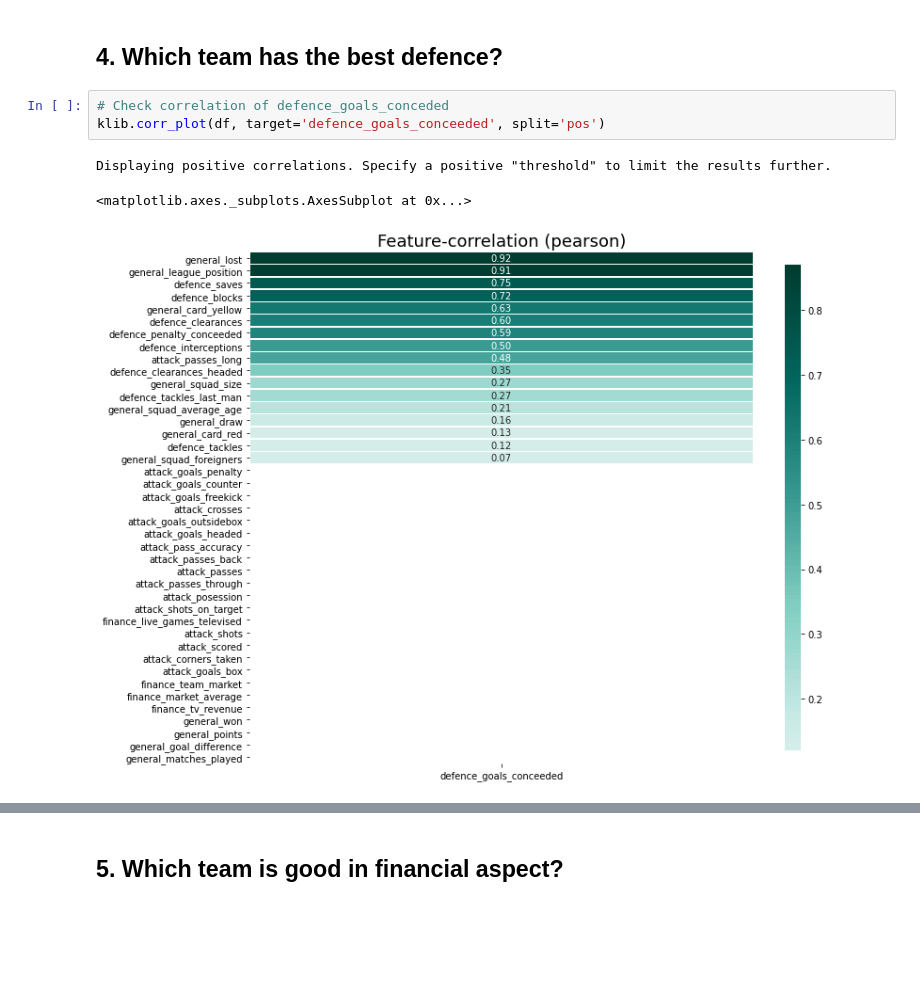
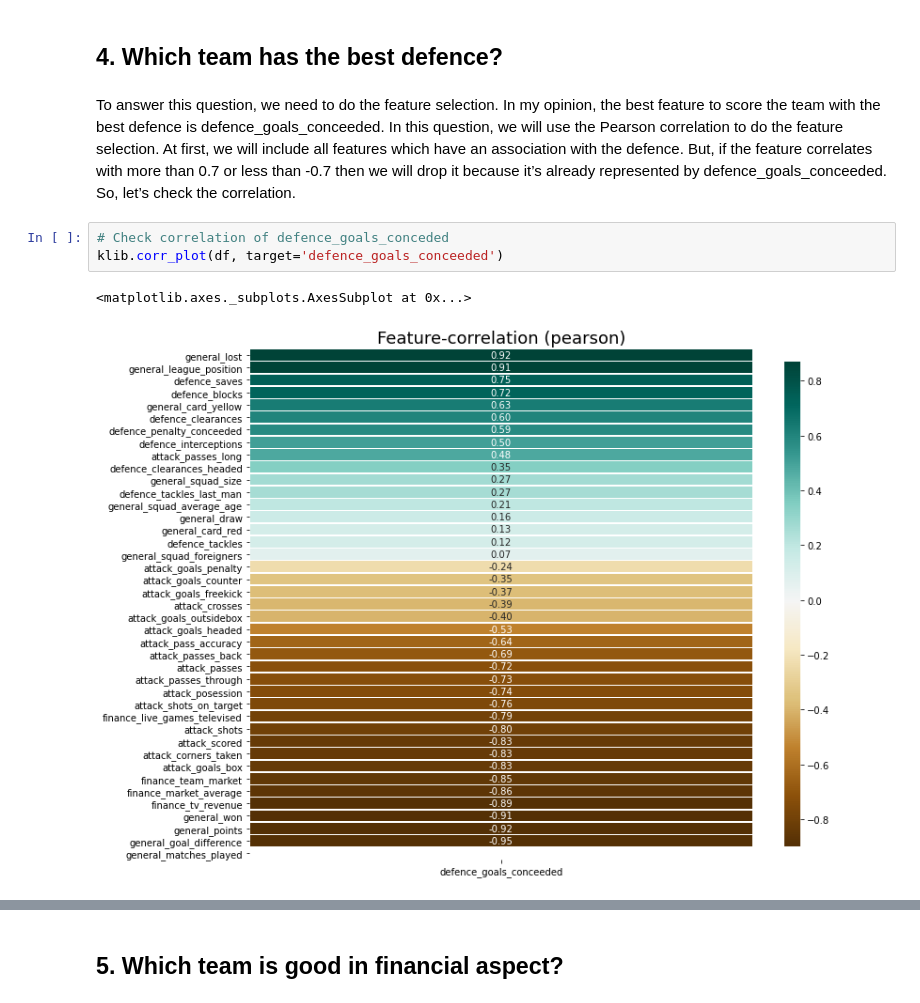
Before and after one commit to hadibudhy/fellowhip, a Jupyter notebook: Nur_Hadi_Budhy_Practical_Case_EDA.ipynb, the cells around one changed output, grey strips where cells are left out. Saved outputs shown, nothing was run; the diff lists cells and outputs as text; blank space fills up the shorter version.

```diff
--- a/Nur_Hadi_Budhy_Practical_Case_EDA.ipynb
+++ b/Nur_Hadi_Budhy_Practical_Case_EDA.ipynb
@@ -297,9 +287,10 @@ Name: 0, dtype: object
 # %% [markdown]
 ## 4. Which team has the best defence?
+# %% [markdown]
+To answer this question, we need to do the feature selection. In my opinion, the best feature to score the team with the best defence is defence_goals_conceeded. In this question, we will use the Pearson correlation to do the feature selection. At first, we will include all features which have an association with the defence. But, if the feature correlates with more than 0.7 or less than -0.7 then we will drop it because it’s already represented by defence_goals_conceeded. So, let’s check the correlation.
 # %%
 # Check correlation of defence_goals_conceded
-klib.corr_plot(df, target='defence_goals_conceeded', split='pos')
+klib.corr_plot(df, target='defence_goals_conceeded')
 # %% [output]
-Displaying positive correlations. Specify a positive "threshold" to limit the results further.
+<matplotlib.axes._subplots.AxesSubplot at 0x...>
-<matplotlib.axes._subplots.AxesSubplot at 0x...>
-[figure, old version]
+[figure, new version]
```
Also changed, not shown: parts of 33 cells of this notebook.
